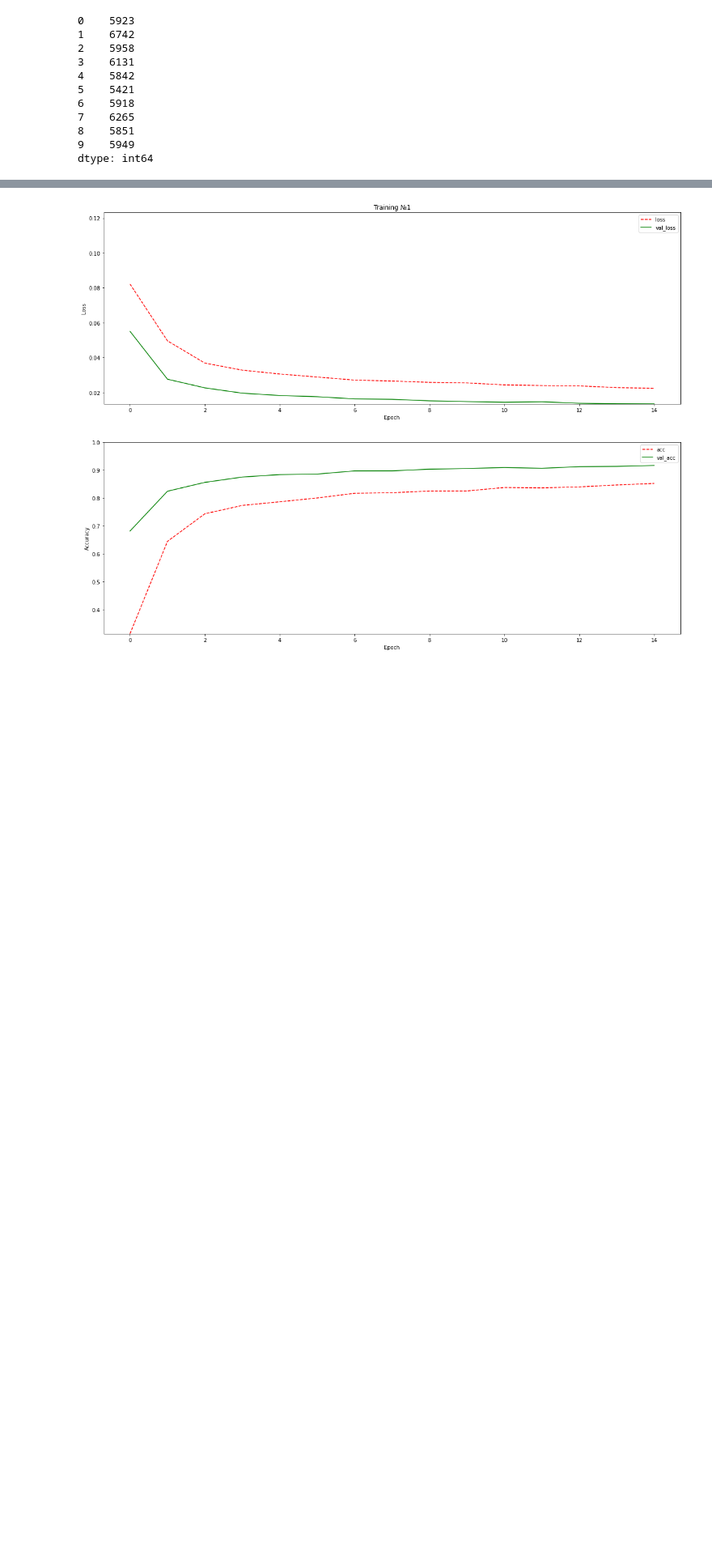
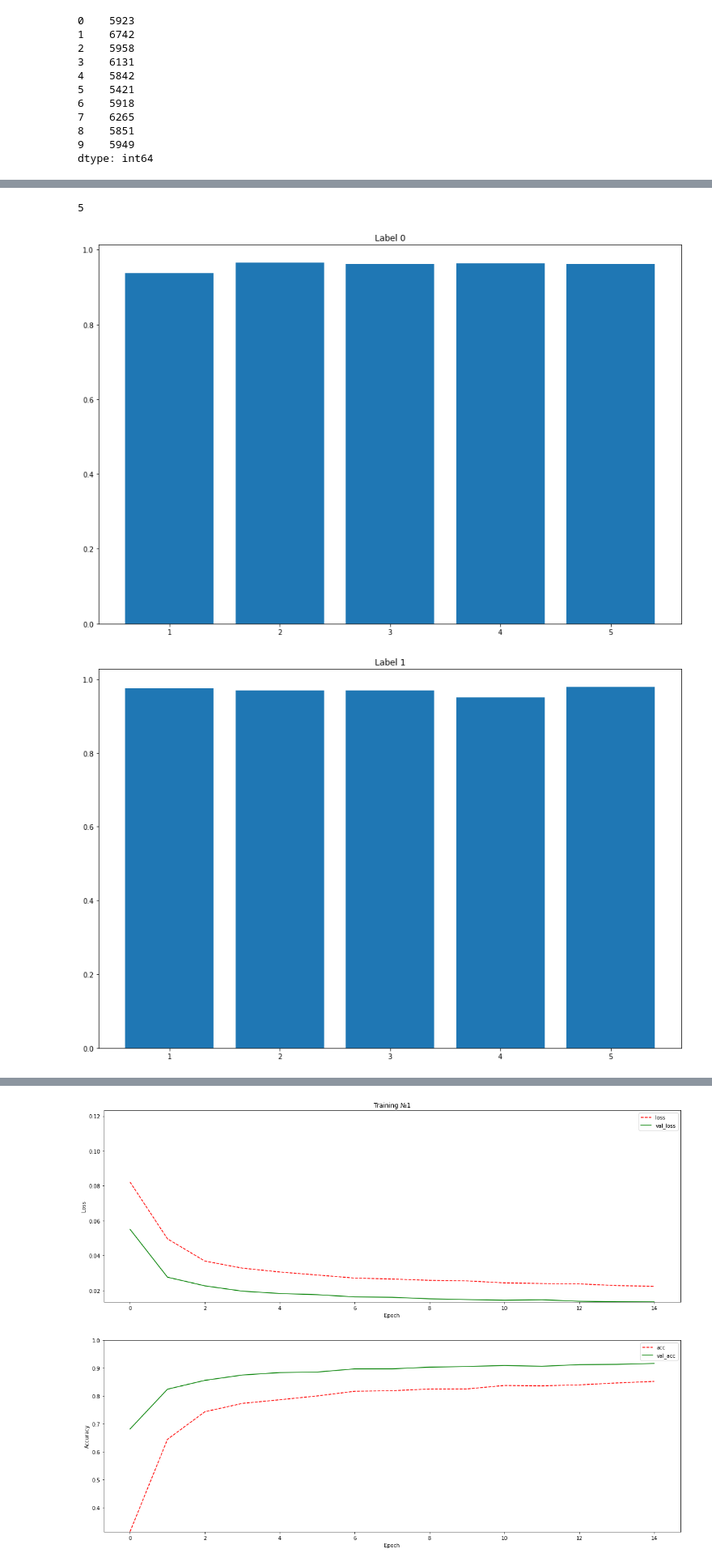
Before and after one commit to Lamantin12/ComputerGraphics, a Jupyter notebook: Mnist model conv2d (lab4).ipynb, the cells around one changed output, grey strips where cells are left out. Shown at 81% size. Saved outputs shown, nothing was run; the diff lists cells and outputs as text; code cells hidden in the pictures; blank space fills up the shorter version.

```diff
--- a/Mnist model conv2d (lab4).ipynb
+++ b/Mnist model conv2d (lab4).ipynb
@@ -296,3 +295,10 @@ weighted avg       0.96      0.96      0.96     10000
 # %%
-len(history_list)
+classes_list = list(np.arange(0, 10))
+classes_list = [str(element) for element in classes_list]
+matrix = np.zeros((num_classes, 5))
+for j, dicts in enumerate(report_list):
+     for i, digit in enumerate(classes_list):
+            matrix[i, j] = dicts[digit]['precision']
+
+matrix
 # %% [output]
@@ -299,0 +315,15 @@ len(history_list)
+# %%
+lst = []
+for row in matrix:
+    lst.append(row[-1] - row[0])
+np.argmax(np.array(lst))
+# %% [output]
+5
+# %%
+for i in range(matrix.shape[0]):
+    fig, ax = plt.subplots(1, 1, figsize=(15,10))
+    ax.bar(np.arange(1, 6), matrix[i,:])
+    ax.set_title(f"Label {i}")
+# %% [output]
+[figure, added]
+[figure, added]
```
Also changed, not shown: parts of 7 cells of this notebook.
